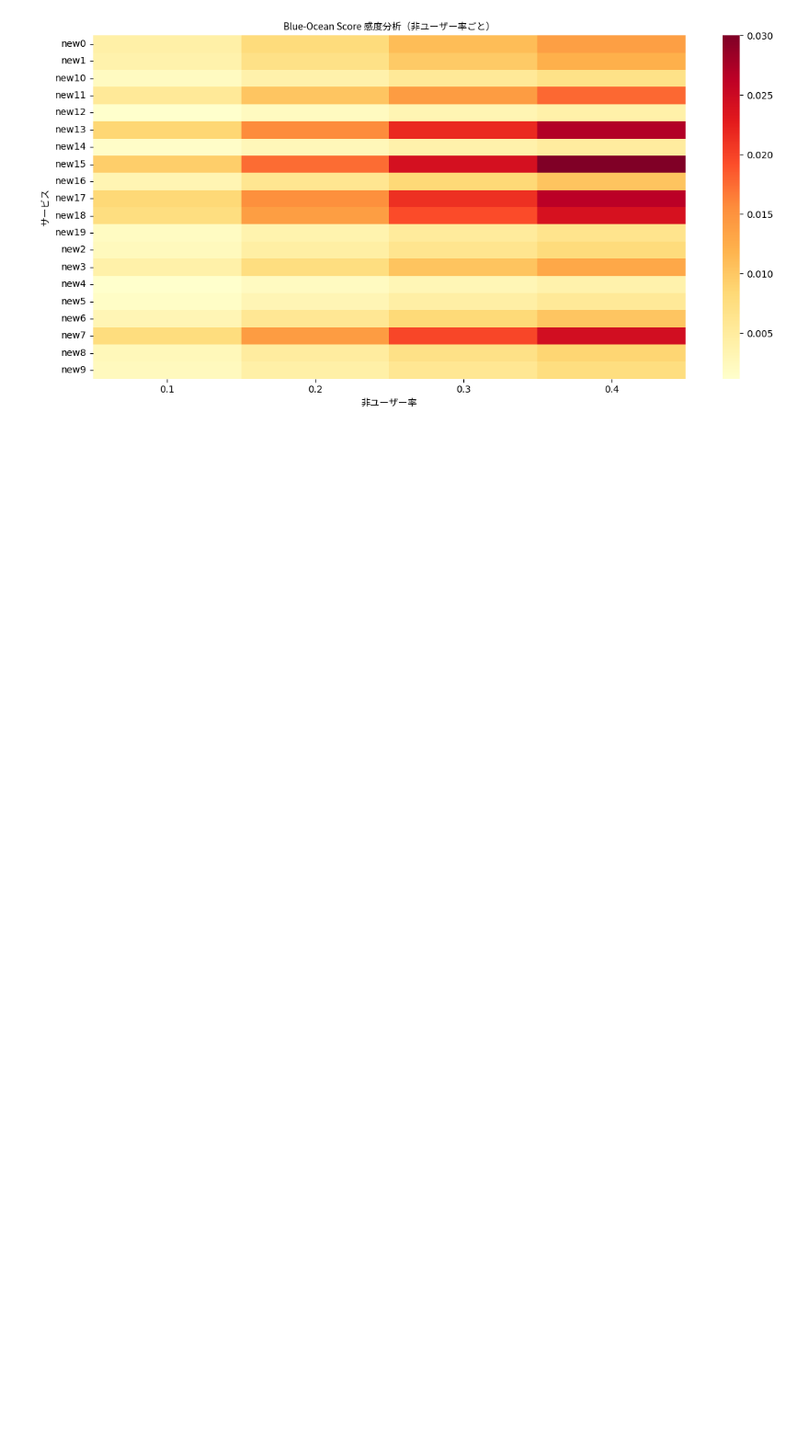
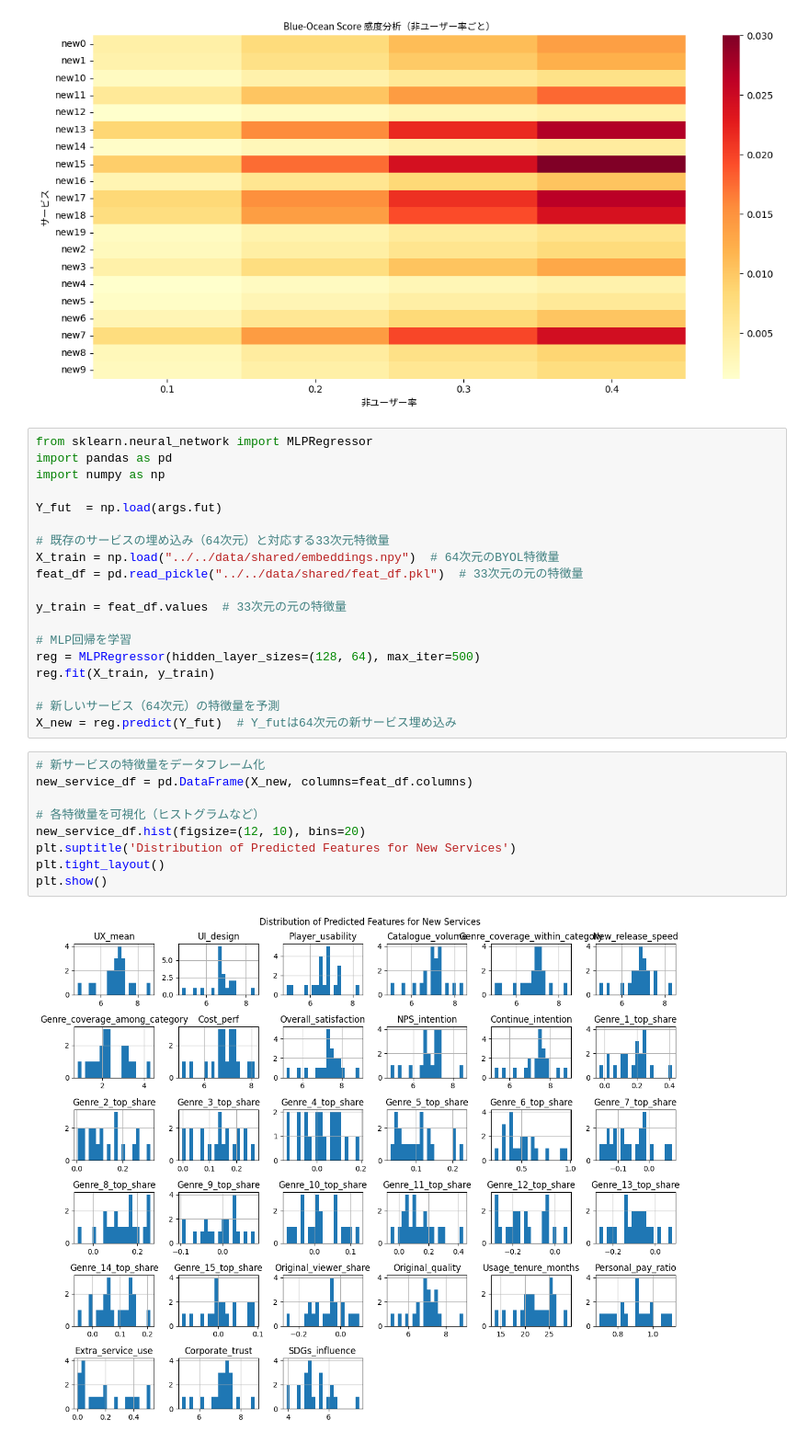
Before and after one commit to fuukanoo/ORICON, a Jupyter notebook: src/Optimal_transportation/ot_single_2.ipynb, the cells around one changed output. Shown: that part at 92% size. Cells and saved outputs as stored; diff of their text form; blank space fills up the shorter version.

```diff
--- a/src/Optimal_transportation/ot_single_2.ipynb
+++ b/src/Optimal_transportation/ot_single_2.ipynb
@@ -289,4 +289,34 @@ if args.sensitivity_analysis:
 [figure]
 [figure]
 [figure]
+# %%
+from sklearn.neural_network import MLPRegressor
+import pandas as pd
+import numpy as np
+
+Y_fut  = np.load(args.fut)
+
+# 既存のサービスの埋め込み（64次元）と対応する33次元特徴量
+X_train = np.load("../../data/shared/embeddings.npy")  # 64次元のBYOL特徴量
+feat_df = pd.read_pickle("../../data/shared/feat_df.pkl")  # 33次元の元の特徴量
+
+y_train = feat_df.values  # 33次元の元の特徴量
+
+# MLP回帰を学習
+reg = MLPRegressor(hidden_layer_sizes=(128, 64), max_iter=500)
+reg.fit(X_train, y_train)
+
+# 新しいサービス（64次元）の特徴量を予測
+X_new = reg.predict(Y_fut)  # Y_futは64次元の新サービス埋め込み
+# %%
+# 新サービスの特徴量をデータフレーム化
+new_service_df = pd.DataFrame(X_new, columns=feat_df.columns)
+
+# 各特徴量を可視化（ヒストグラムなど）
+new_service_df.hist(figsize=(12, 10), bins=20)
+plt.suptitle('Distribution of Predicted Features for New Services')
+plt.tight_layout()
+plt.show()
+# %% [output]
+[figure, added]
 # %%
```
Also changed, not shown: parts of 5 cells of this notebook, 5 other files.
